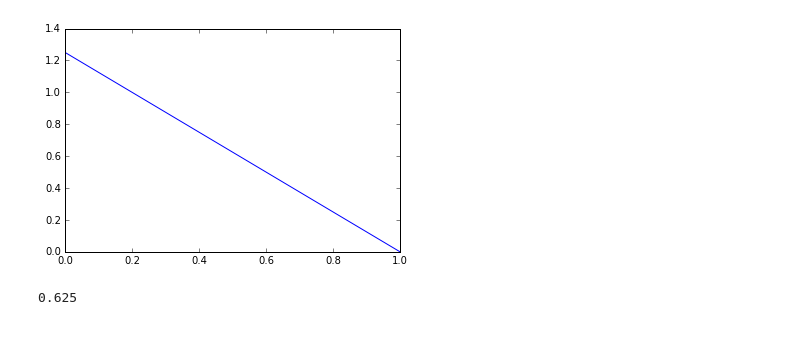
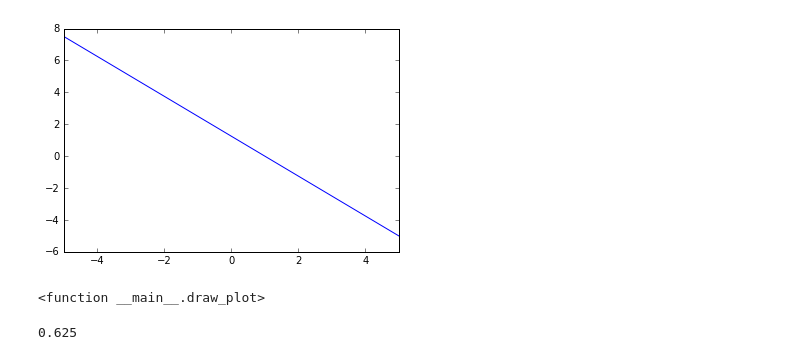
Before and after one commit to alexrisman/graphing_notebooks, a Jupyter notebook: graphing_examples.ipynb, the cells around one changed output. Cells and saved outputs as stored; diff of their text form; code cells hidden in the pictures.

```diff
--- a/graphing_examples.ipynb
+++ b/graphing_examples.ipynb
@@ -42,18 +43,20 @@ interact(draw_plot, m=(1.), x1=(1.), y1=(1.))
 # %%
 # 3. standard line
 def f(x, A, B, C):
     return 1.*(C-A*x)/B
 
 def draw_plot(A, B, C):
     x_lim = 5
     x = list(np.linspace(-x_lim, x_lim, 400))
     y = list(map(lambda elem : f(elem, A, B, C), x))
     plt.plot(x, y)
+    plt.xlim(-x_lim, x_lim)
     plt.show()
 
 interact(draw_plot, A=(1.), B=(-1., 3., .3), C=(1.))
 # %% [output]
-[figure, old version]
+[figure, new version]
+<function __main__.draw_plot>
 # %%
 # 4. parabola vertex
 def f(x, a, h, k):
```
Also changed, not shown: parts of 6 cells of this notebook, 13 other files.
